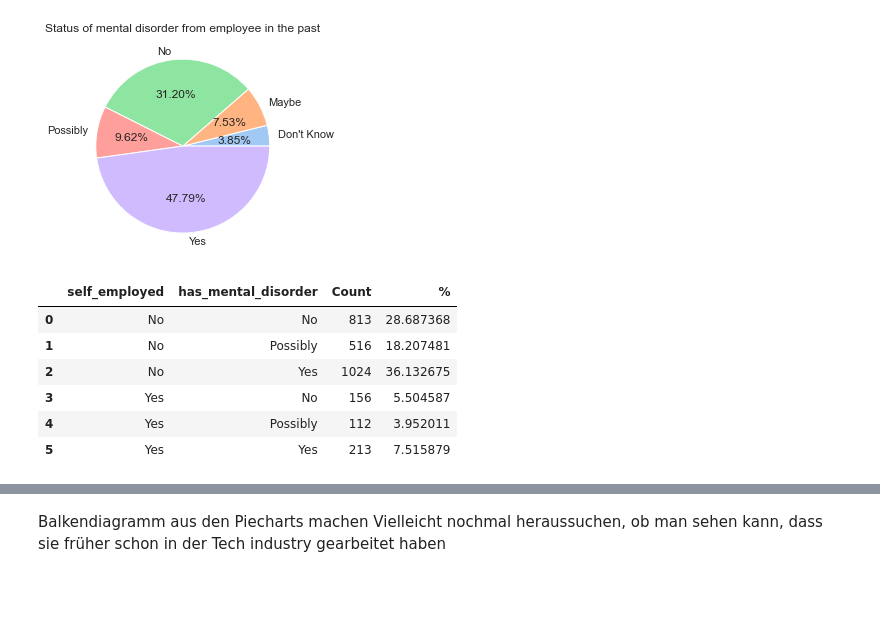
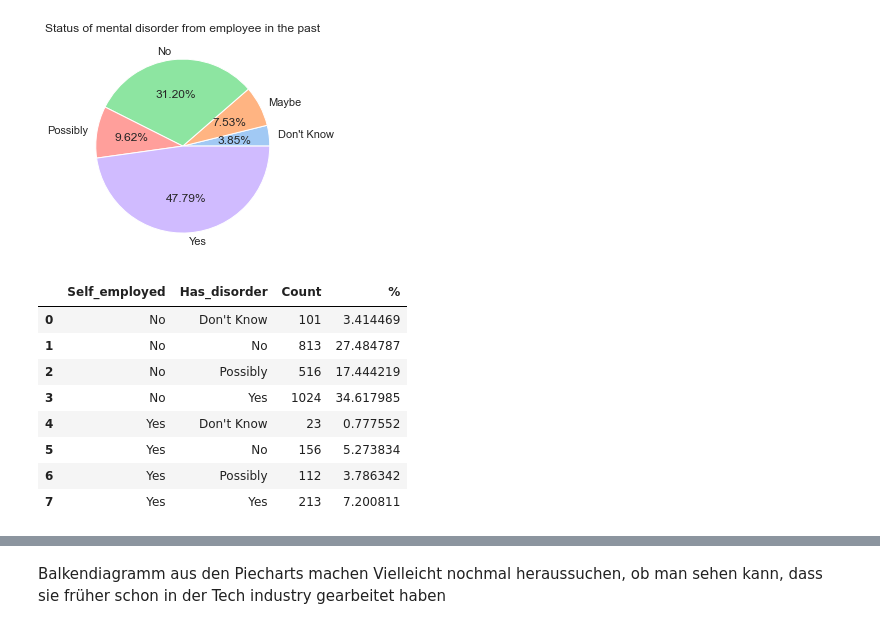
Before and after one commit to Selorikas/mental-health, a Jupyter notebook: mental-health.ipynb, the cells around one changed output, grey strips where cells are left out. Cells and saved outputs as stored; diff of their text form; code cells hidden in the pictures; blank space fills up the shorter version.

```diff
--- a/mental-health.ipynb
+++ b/mental-health.ipynb
@@ -359,24 +354,20 @@ plt.show()
 # %%
 ## Self-employed and had metal disorder
 q5_q33 = pd.merge(q5, q33, on='UserID', how='inner')
-# Change "AnswerText_x to "self_employed"
-q5_q33.rename(columns={'AnswerText_x': 'self_employed'}, inplace = True)
-# Change "AnswerText_y to "had_mental_disorder"
-q5_q33.rename(columns={'AnswerText_y': 'has_mental_disorder'}, inplace = True)
-#remove invalid entries
-q5_q33 = q5_q33.drop(q5_q33[q5_q33.has_mental_disorder == '-1'].index)
 #Add Count and % Column
-self_employed_has_mental_disorder = q5_q33.groupby(['self_employed', 'has_mental_disorder']).size().reset_index(name='Count')
+self_employed_has_mental_disorder = q5_q33.groupby(['Self_employed', 'Has_disorder']).size().reset_index(name='Count')
 temp = self_employed_has_mental_disorder['Count'].sum()
 self_employed_has_mental_disorder['%'] = (self_employed_has_mental_disorder['Count'] / temp)*100
 self_employed_has_mental_disorder
 # %% [output]
-|  | self_employed | has_mental_disorder | Count | % |
-| 0 | No | No | 813 | 28.687368 |
-| 1 | No | Possibly | 516 | 18.207481 |
-| 2 | No | Yes | 1024 | 36.132675 |
-| 3 | Yes | No | 156 | 5.504587 |
-| 4 | Yes | Possibly | 112 | 3.952011 |
-| 5 | Yes | Yes | 213 | 7.515879 |
+|  | Self_employed | Has_disorder | Count | % |
+| 0 | No | Don't Know | 101 | 3.414469 |
+| 1 | No | No | 813 | 27.484787 |
+| 2 | No | Possibly | 516 | 17.444219 |
+| 3 | No | Yes | 1024 | 34.617985 |
+| 4 | Yes | Don't Know | 23 | 0.777552 |
+| 5 | Yes | No | 156 | 5.273834 |
+| 6 | Yes | Possibly | 112 | 3.786342 |
+| 7 | Yes | Yes | 213 | 7.200811 |
 # %%
 #self employed and had mental disorder, visualized
```
Also changed, not shown: parts of 7 cells of this notebook.
